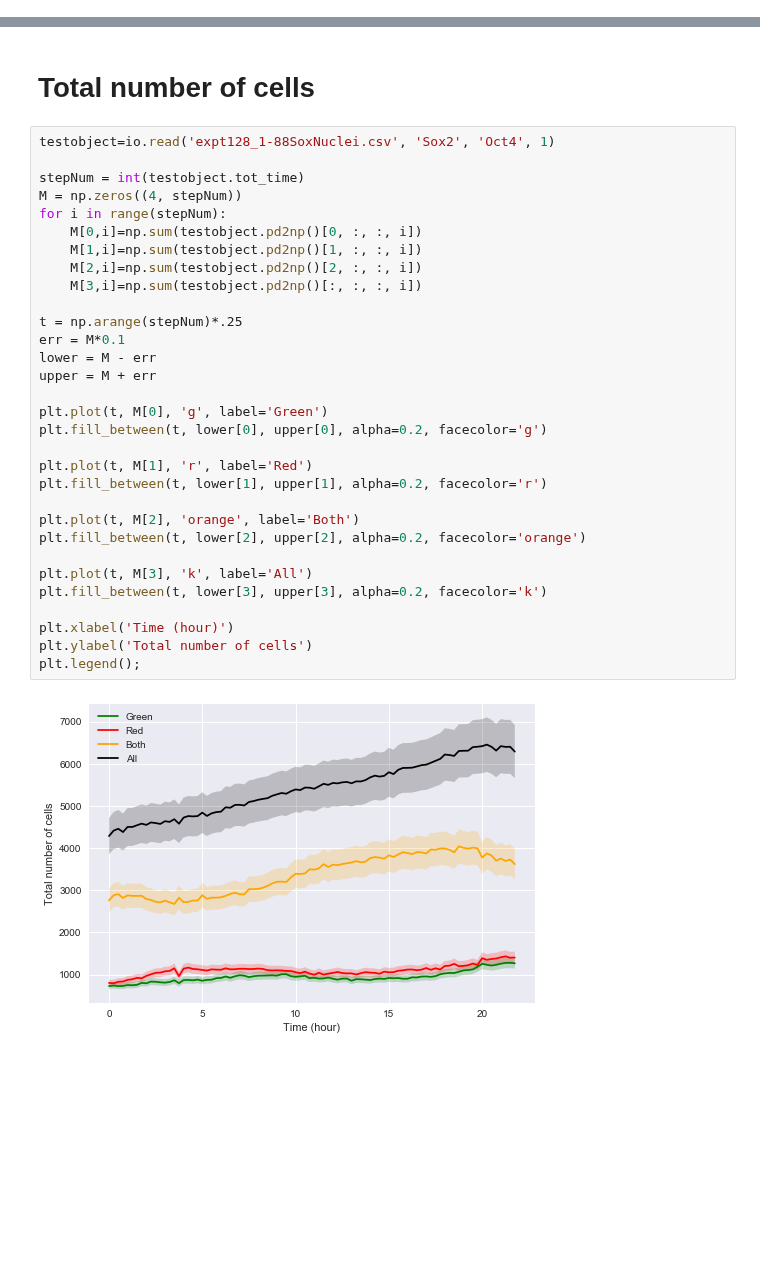
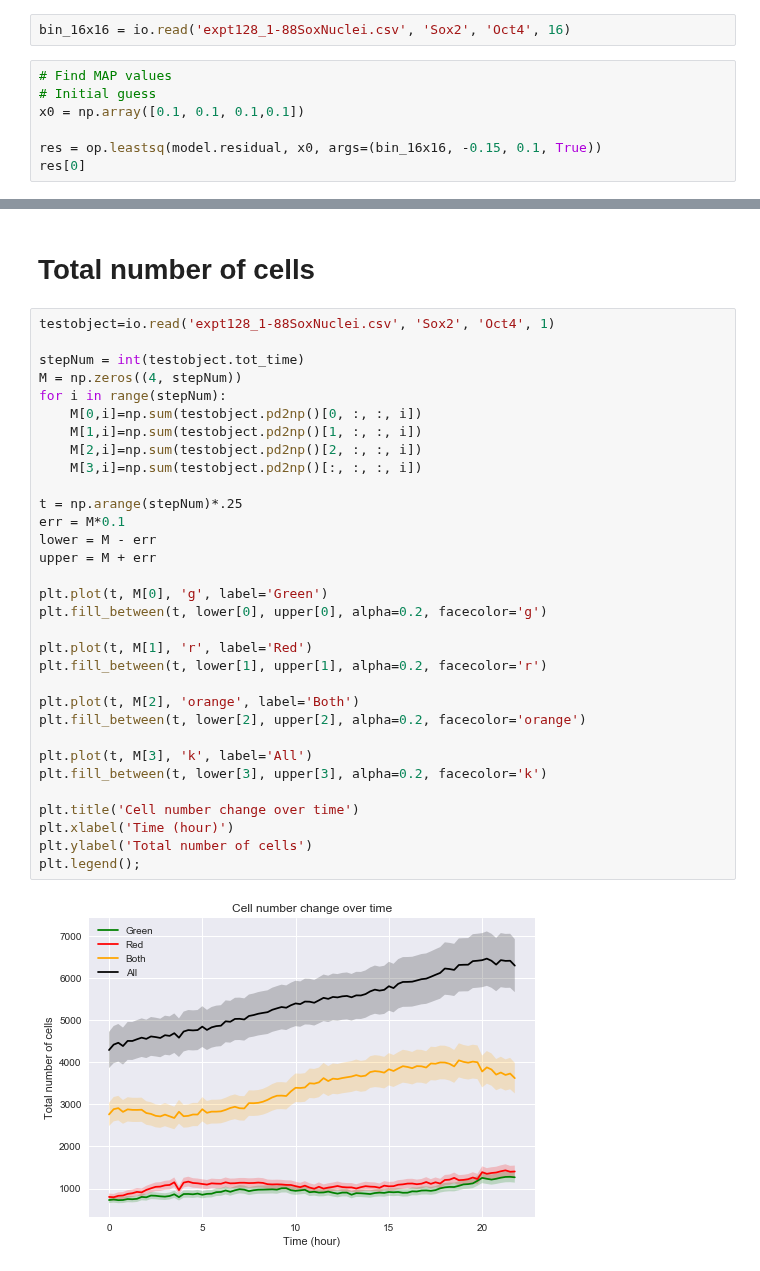
Before and after one commit to tessadgreen/cellfate, a Jupyter notebook: Inference.ipynb, the cells around one changed output, grey strips where cells are left out. Cells and saved outputs as stored; diff of their text form; blank space fills up the shorter version.

```diff
--- a/Inference.ipynb
+++ b/Inference.ipynb
@@ -383,0 +419,9 @@ plot_heatmap(k_10x10_coupled, bin_12x12, True)
+# %%
+bin_16x16 = io.read('expt128_1-88SoxNuclei.csv', 'Sox2', 'Oct4', 16)
+# %%
+# Find MAP values
+# Initial guess
+x0 = np.array([0.1, 0.1, 0.1,0.1])
+
+res = op.leastsq(model.residual, x0, args=(bin_16x16, -0.15, 0.1, True))
+res[0]
@@ -575,31 +643,32 @@ testobject=io.read('expt128_1-88SoxNuclei.csv', 'Sox2', 'Oct4', 1)
 
 stepNum = int(testobject.tot_time)
 M = np.zeros((4, stepNum))
 for i in range(stepNum):
     M[0,i]=np.sum(testobject.pd2np()[0, :, :, i])
     M[1,i]=np.sum(testobject.pd2np()[1, :, :, i])
     M[2,i]=np.sum(testobject.pd2np()[2, :, :, i])
     M[3,i]=np.sum(testobject.pd2np()[:, :, :, i])
 
 t = np.arange(stepNum)*.25
 err = M*0.1
 lower = M - err
 upper = M + err
 
 plt.plot(t, M[0], 'g', label='Green')
 plt.fill_between(t, lower[0], upper[0], alpha=0.2, facecolor='g')
 
 plt.plot(t, M[1], 'r', label='Red')
 plt.fill_between(t, lower[1], upper[1], alpha=0.2, facecolor='r')
 
 plt.plot(t, M[2], 'orange', label='Both')
 plt.fill_between(t, lower[2], upper[2], alpha=0.2, facecolor='orange')
 
 plt.plot(t, M[3], 'k', label='All')
 plt.fill_between(t, lower[3], upper[3], alpha=0.2, facecolor='k')
 
+plt.title('Cell number change over time')
 plt.xlabel('Time (hour)')
 plt.ylabel('Total number of cells')
 plt.legend();
 # %% [output]
-[figure, old version]
+[figure, new version]
```
Also changed, not shown: parts of 34 cells of this notebook, 5 other files.
